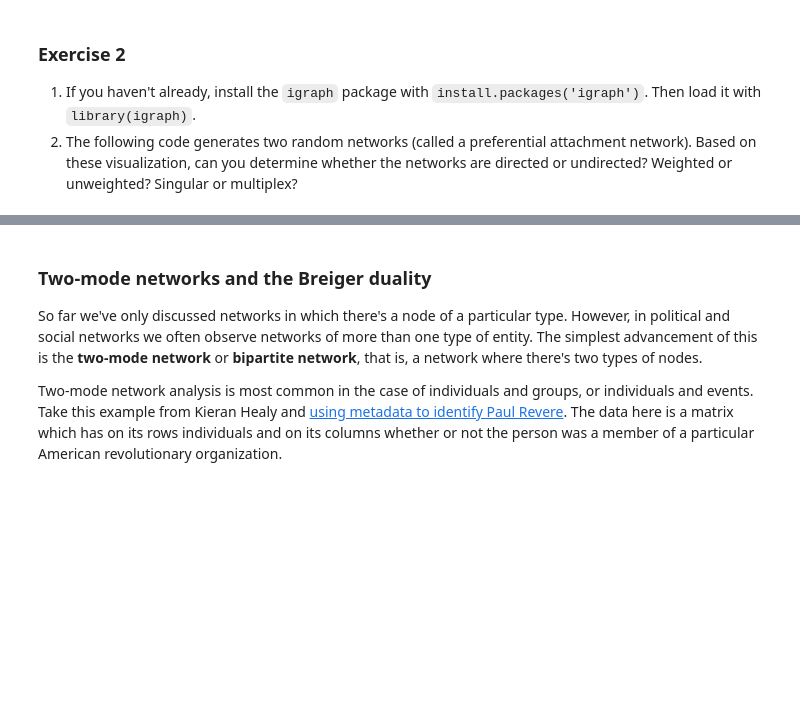
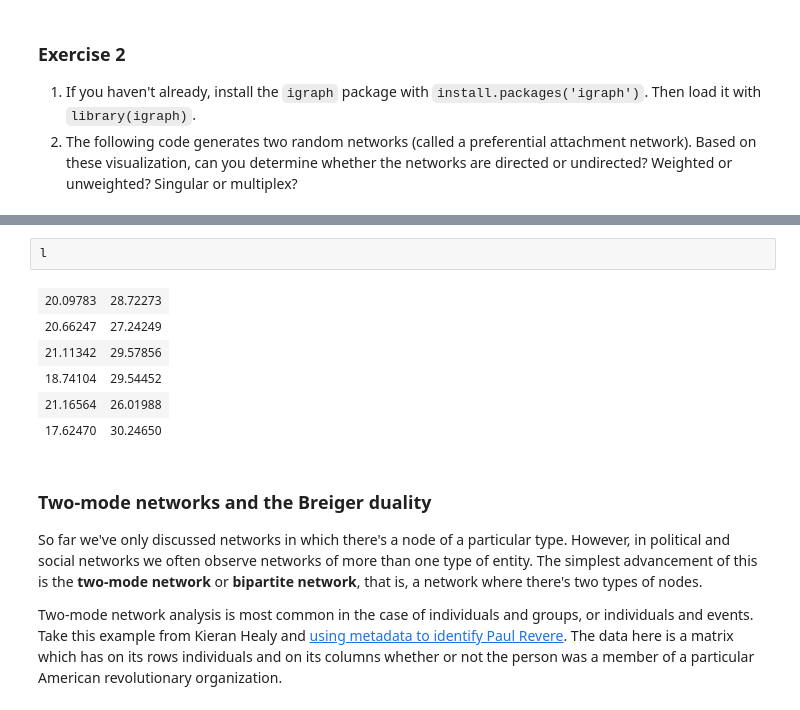
Before and after one commit to alexhanna/zurich-sna, a Jupyter notebook: Introduction to Social Network Analysis.ipynb, the cells around one changed output, grey strips where cells are left out. Cells and saved outputs as stored; diff of their text form; blank space fills up the shorter version.

```diff
--- a/Introduction to Social Network Analysis.ipynb
+++ b/Introduction to Social Network Analysis.ipynb
@@ -167,3 +183,12 @@ plot(net2, vertex.label = NA, vertex.color = "gray")
+# %%
+l
+# %% [output]
+| 20.09783 | 28.72273 |
+| 20.66247 | 27.24249 |
+| 21.11342 | 29.57856 |
+| 18.74104 | 29.54452 |
+| 21.16564 | 26.01988 |
+| 17.62470 | 30.24650 |
 # %% [markdown]
 ### Two-mode networks and the Breiger duality
 
```
Also changed, not shown: parts of 4 cells of this notebook.
